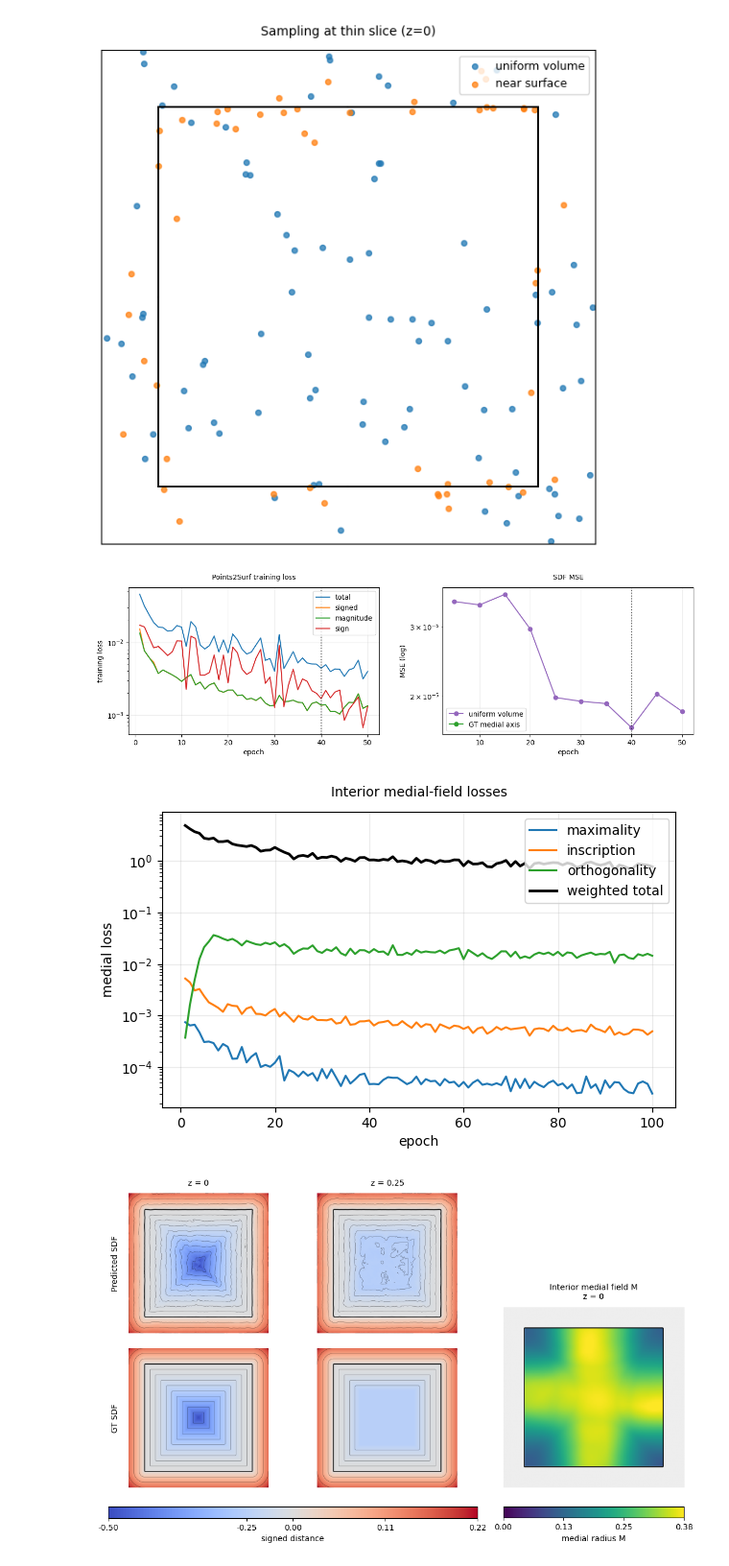
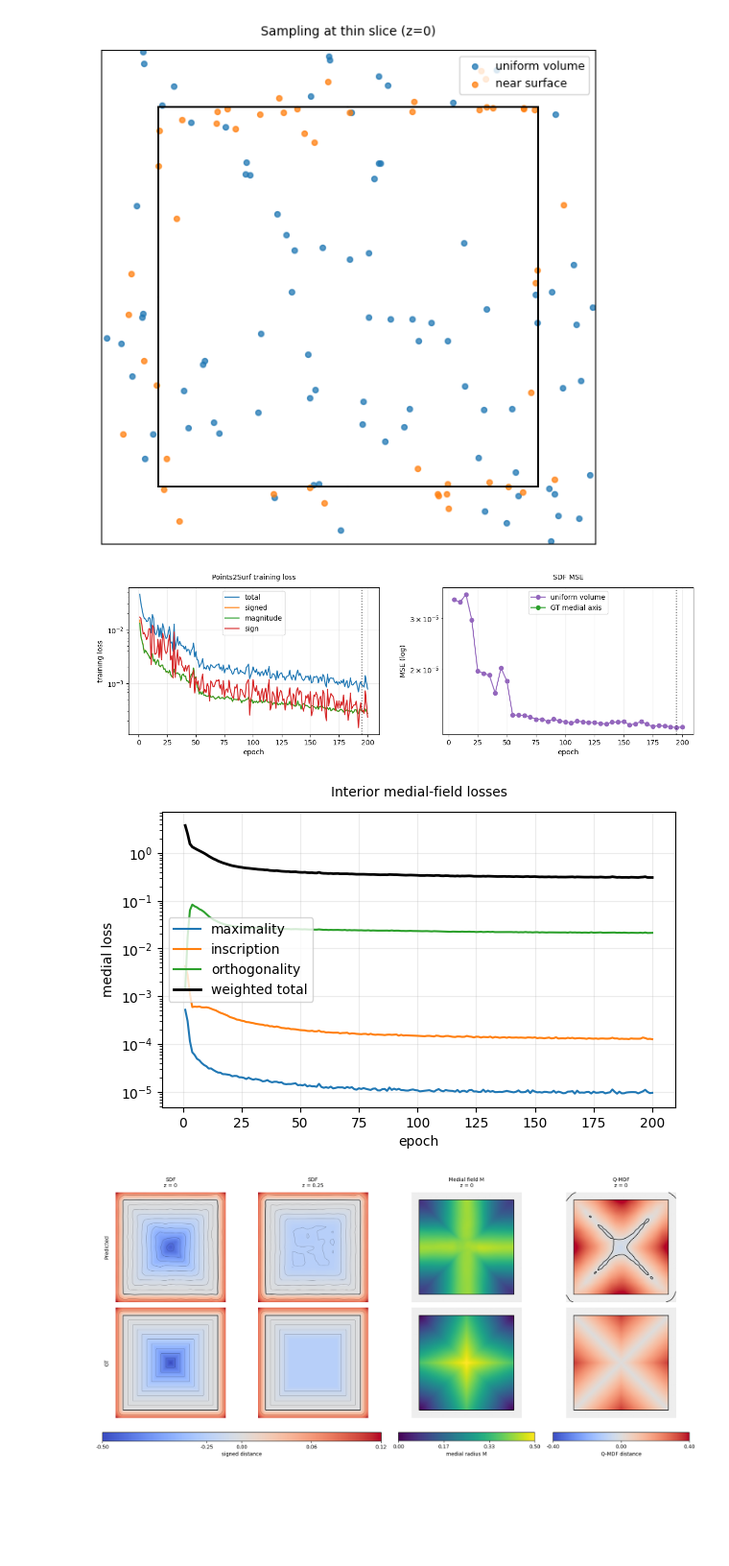
Before and after one commit to martinsinnona/points2surf, a Jupyter notebook: minimal_points2surf/points2surf_minimal.ipynb, the cells around one changed output. Shown at 96% size. Cells and saved outputs as stored; diff of their text form; code cells hidden in the pictures; blank space fills up the shorter version.

```diff
--- a/minimal_points2surf/points2surf_minimal.ipynb
+++ b/minimal_points2surf/points2surf_minimal.ipynb
@@ -46,8 +46,11 @@ LOCAL_SAMPLE_SIZE = 300
 GLOBAL_SAMPLE_SIZE = 1000
 
 NUM_DATALOADER_WORKERS = 4
-EPOCHS = 50
-MEDIAL_EPOCHS = 100
+EPOCHS = 200
+MEDIAL_EPOCHS = 200
+MEDIAL_NUM_INTERIOR_POINTS = 16_384
+MEDIAL_BATCH_SIZE = 512
+MEDIAL_INTERIOR_MARGIN = 0.001
 MEDIAL_SDF_GRID_RESOLUTION = 25
 MEDIAL_SDF_GRID_BATCH_SIZE = 64
 LR = 0.0001
@@ -57,7 +60,7 @@ EIKONAL_WEIGHT = 0
 MEDIAL_WEIGHTS = {
     'maximality': 3000,
     'inscription': 500,
-    'orthogonality': 30,
+    'orthogonality': 10,
 }
 
 pipeline.seed_everything(SEED)
@@ -134,10 +137,18 @@ medial_sdf_grid = pipeline.make_sdf_grid(
     MEDIAL_SDF_GRID_RESOLUTION, LOCAL_SAMPLE_SIZE,
     MEDIAL_SDF_GRID_BATCH_SIZE)
 
+medial_bounds = mesh.bounds + np.array([
+    [MEDIAL_INTERIOR_MARGIN] * 3, [-MEDIAL_INTERIOR_MARGIN] * 3])
+medial_dataset, medial_loader = pipeline.make_medial_training_loader(
+    medial_sdf_grid, medial_bounds, MEDIAL_NUM_INTERIOR_POINTS,
+    MEDIAL_BATCH_SIZE, SEED + 3)
+
 pipeline.add_query_medial_head(model)
 medial_optimizer = pipeline.make_medial_optimizer(model, MEDIAL_LR)
 medial_history = pipeline.train_medial_model(
-    model, medial_optimizer, loader, medial_sdf_grid,
+    model, medial_optimizer, medial_loader, medial_sdf_grid,
     device, MEDIAL_EPOCHS, MEDIAL_WEIGHTS)
-print(f'{sum(parameter.numel() for parameter in model.parameters() if parameter.requires_grad):,} trainable medial parameters')
+medial_metrics = pipeline.evaluate_box_medial_volume(
+    model, mesh.bounds, device, seed=SEED + 4)
+print(f'{len(medial_dataset):,} interior queries; {sum(parameter.numel() for parameter in model.parameters() if parameter.requires_grad):,} trainable medial parameters; M MAE: {medial_metrics["mae"]:.5f}')
 # %% [output]
@@ -155,24 +166,23 @@ plt.show()
 visualization.plot_training_history(sdf_history)
 plt.show()
 # %% [output]
-[figure, old version]
+[figure, new version]
 # %%
 visualization.plot_medial_training_history(medial_history)
 plt.show()
 # %% [output]
-[figure, old version]
+[figure, new version]
 # %%
 importlib.reload(pipeline)
 importlib.reload(visualization)
 
-predict_sdf = lambda queries: pipeline.predict_sdf_queries(
-    model, queries, points, evaluation, device, SEED,
-    points_per_patch=LOCAL_SAMPLE_SIZE, query_conditioned_global=False)
+predict_sdf = lambda queries: pipeline.predict_sdf_grid_queries(
+    medial_sdf_grid, queries)
 predict_medial = lambda queries: pipeline.predict_medial_queries(
     model, queries, device)
 visualization.plot_sdf_slices(
     mesh, predict_sdf, predict_medial, slice_zs=(0.0, 0.25), resolution=128,
     isoline_spacing=0.05, interior_gamma=2.0)
 plt.show()
 # %% [output]
-[figure, old version]
+[figure, new version]
```
Also changed, not shown: parts of 3 cells of this notebook, 2 other files.
